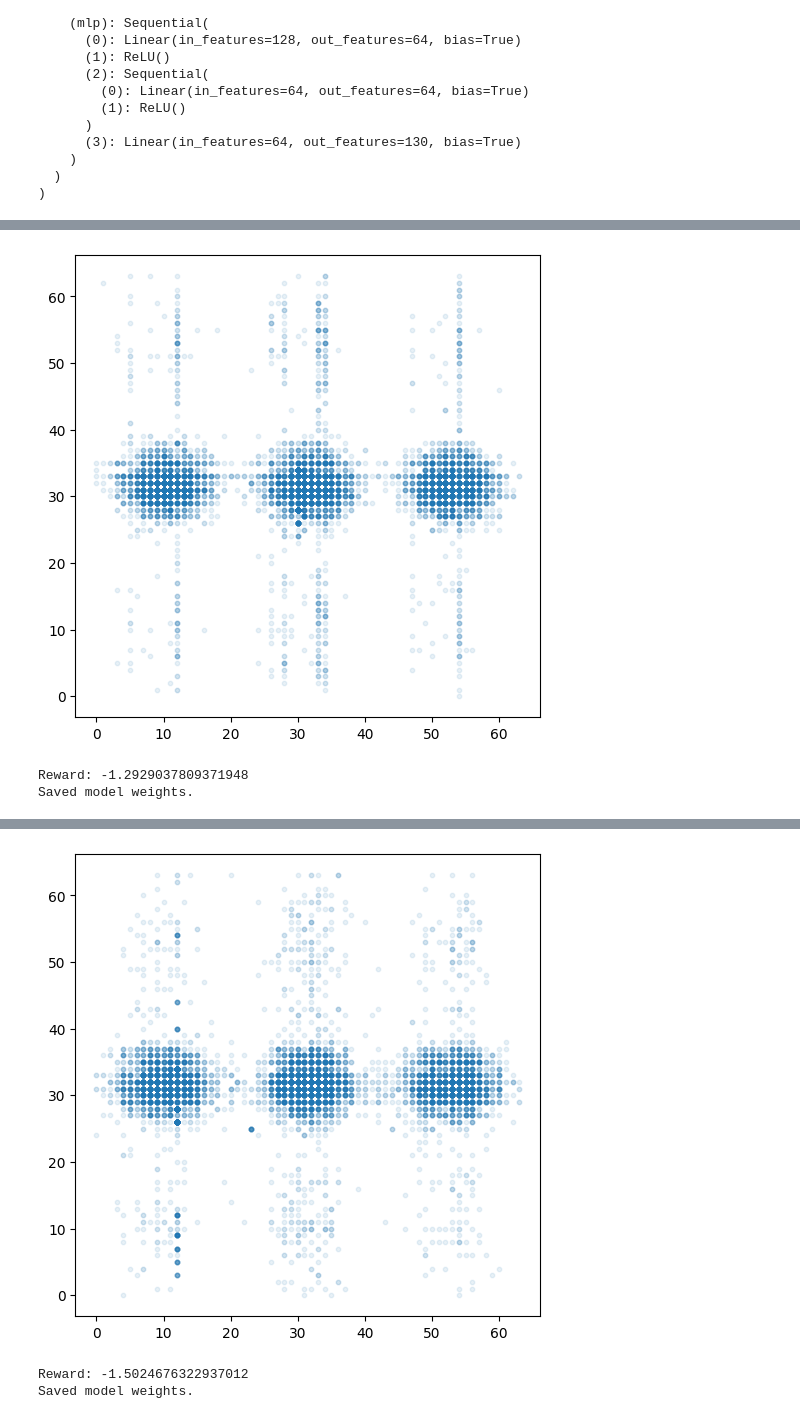
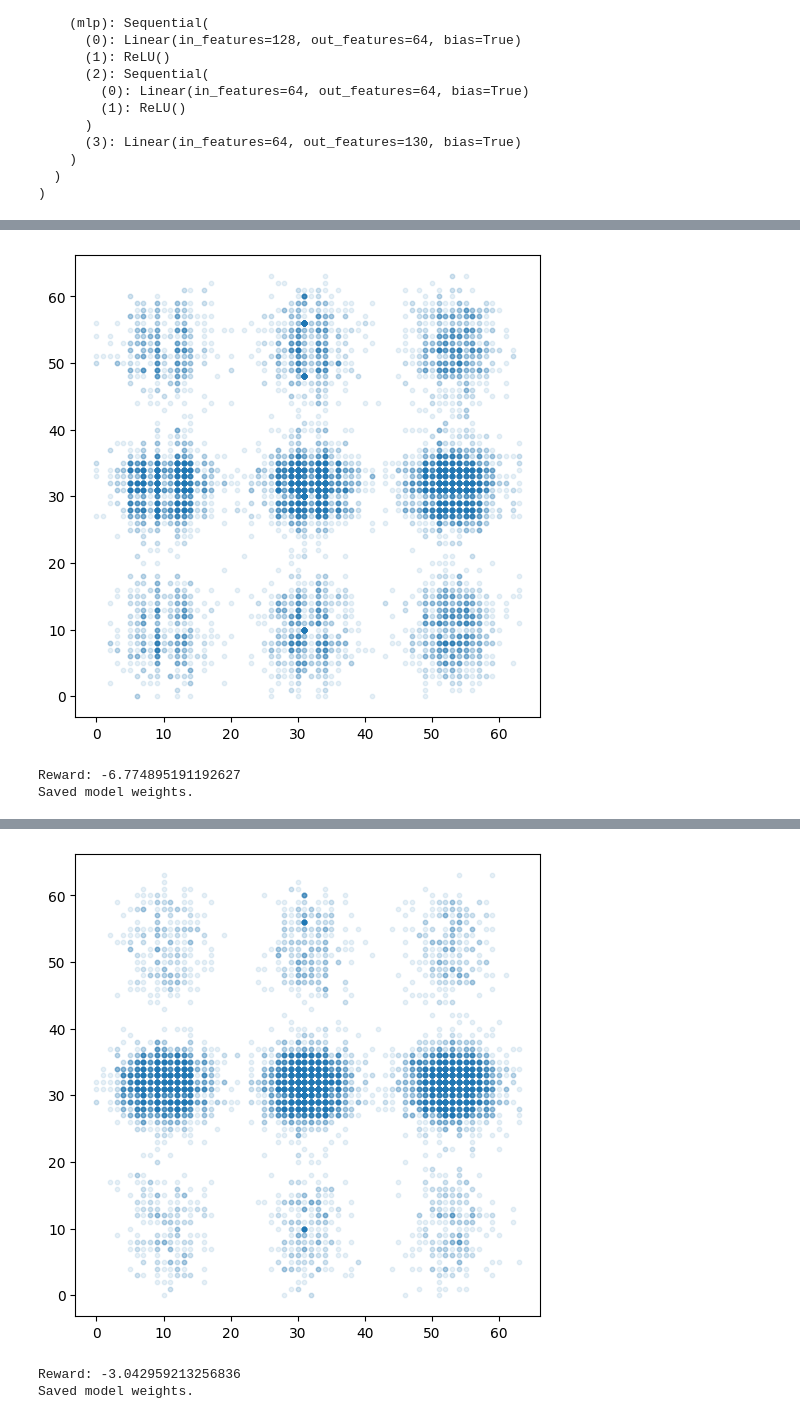
Before and after one commit to chinmay8bit/discrete-diffusion-smc-experiments, a Jupyter notebook: importance_weighted_loss/mdm_gmm1.ipynb, the cells around one changed output, grey strips where cells are left out. Saved outputs shown, nothing was run; the diff lists cells and outputs as text; code cells hidden in the pictures.

```diff
--- a/importance_weighted_loss/mdm_gmm1.ipynb
+++ b/importance_weighted_loss/mdm_gmm1.ipynb
@@ -246,6 +244,7 @@ if f_divergence == "alpha-divergence":
 # %%
 loss_trace = []
 reward_trace = []
+ess_trace = []
 # %%
 L = math.prod(q_phi.input_shape)
 
@@ -322,9 +321,10 @@ for epoch in range(num_epochs):
         loss = loss.mean(dim=1)  # Average over timesteps # Shape (batch_size, )
 
         # calculate importance weights
-        importance_weights = torch.exp(p_ref_log_joint_probs - q_phi_log_joint_probs)  # Shape (batch_size, )
+        importance_weights = F.softmax(p_ref_log_joint_probs - q_phi_log_joint_probs, dim=0)  # Shape (batch_size, )
+        ess = 1 / (importance_weights ** 2).sum(dim=0).item()
+        ess_trace.append(ess)
         loss = (importance_weights * loss).sum(dim=0)
-        loss = loss / importance_weights.sum()  # Normalize by the sum of importance weights
 
         # Backpropagation
         optimizer.zero_grad()
@@ -361,3 +361,3 @@ Epoch 1/100,  Loss: 0.006151240930194035
-[figure, old version]
+[figure, new version]
-Reward: -1.2929037809371948
+Reward: -6.774895191192627
 Saved model weights.
@@ -365,3 +365,3 @@ Epoch 2/100,  Loss: 0.005699342570733279
-[figure, old version]
+[figure, new version]
-Reward: -1.5024676322937012
+Reward: -3.042959213256836
 Saved model weights.
```
Also changed, not shown: parts of 4 cells of this notebook, 1 other file.
